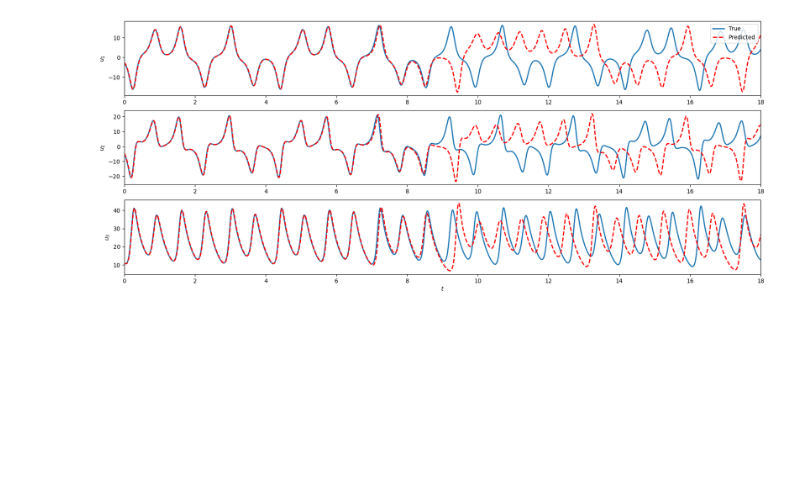
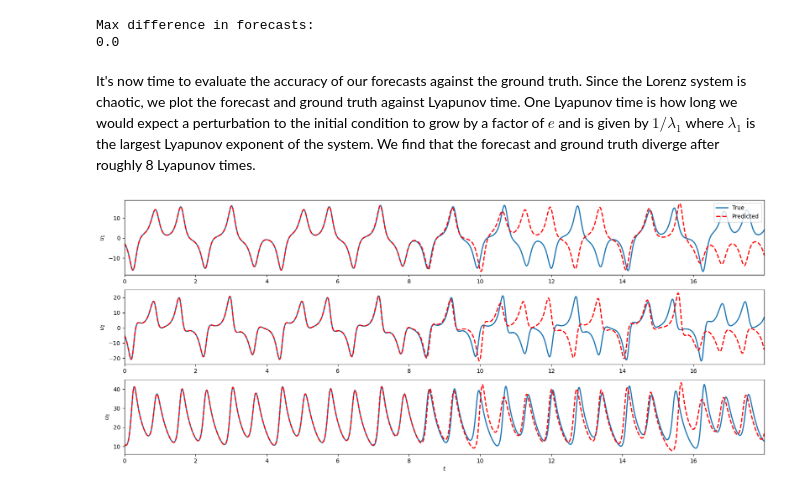
Before and after one commit to Jan-Williams/OpenReservoirComputing, a Jupyter notebook: examples/lorenz.ipynb, the cells around one changed output. Cells and saved outputs as stored; diff of their text form; code cells hidden in the pictures; blank space fills up the shorter version.

Commit message:
Updated Lorenz nb

```diff
--- a/examples/lorenz.ipynb
+++ b/examples/lorenz.ipynb
@@ -38,0 +41,9 @@ vis.plot_time_series(
+# %%
+# train-test split
+test_perc = 0.2
+split_idx = int((1 - test_perc) * U.shape[0])
+U_train = U[:split_idx, :]
+t_train = t[:split_idx]
+U_test = U[split_idx:, :]
+t_test = t[split_idx:]
+test_timesteps = t_test.shape[0]
@@ -39,10 +52,5 @@ vis.plot_time_series(
 # %%
 # init + train ESN
 NR = 1000
-train_len = 3000
 esn = orc.models.ESNForecaster(data_dim=3, res_dim=NR, seed=0)
-r0 = jnp.zeros((NR,))
-esn, R = orc.models.train_ESNForecaster(esn, U_train[-train_len-1:-1])
-
-# forecast
-U_pred = esn.forecast(fcast_len=U_test.shape[0], res_state=R[-1])
+esn, R = orc.models.train_ESNForecaster(esn, U_train)
@@ -49,11 +63,28 @@ U_pred = esn.forecast(fcast_len=U_test.shape[0], res_state=R[-1])
+# %%
+# forecast from a given reservoir state
+U_pred = esn.forecast(fcast_len=test_timesteps, res_state=R[-1])
+
+# forecast from a time-series of spinup data
+# spinup data of last 100 time-steps of training data
+spinup_data = U_train[-100:]
+U_pred_IC = esn.forecast_from_IC(fcast_len=test_timesteps, spinup_data=spinup_data)
+
+print('Max difference in forecasts:')
+print(jnp.max(jnp.abs(U_pred_IC - U_pred)))
+# %% [output]
+Max difference in forecasts:
+0.0
+# %% [markdown]
+It's now time to evaluate the accuracy of our forecasts against the ground truth. Since the Lorenz system is chaotic, we plot the forecast and ground truth against Lyapunov time. One Lyapunov time is how long we would expect a perturbation to the initial condition to grow by a factor of $e$ and is given by $1/\lambda_1$ where $\lambda_1$ is the largest Lyapunov exponent of the system. We find that the forecast and ground truth diverge after roughly 8 Lyapunov times.
 # %%
 # plot forecast
-vis.plot_time_series(
+LYAP = 0.9
+orc.utils.visualization.plot_time_series(
     [U_test, U_pred],
-    t_test,
+    (t_test - t_test[0]) * LYAP,
     state_var_names=["$u_1$", "$u_2$", "$u_3$"],
     time_series_labels=["True", "Predicted"],
     line_formats=["-", "r--"]
 )
 # %% [output]
-[figure, old version]
+[figure, new version]
```
Also changed, not shown: parts of 11 cells of this notebook.
